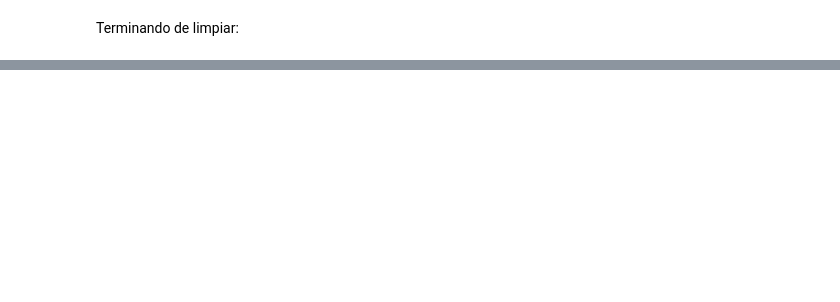
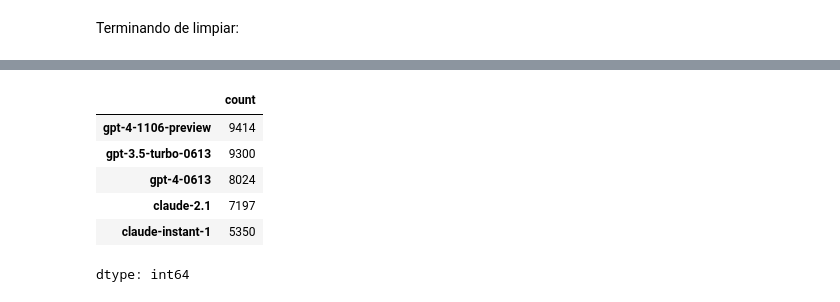
Before and after one commit to FabianJuarez182/P2-DS, a Jupyter notebook: Proyect.ipynb, the cells around one changed output, grey strips where cells are left out. Cells and saved outputs as stored; diff of their text form; code cells hidden in the pictures; blank space fills up the shorter version.

```diff
--- a/Proyect.ipynb
+++ b/Proyect.ipynb
@@ -129,0 +202,29 @@ df_train['response_b_limpio']=df_train['response_b_texto'].apply(lambda lista: [
+# %%
+# Contar cuántas respuestas en total hay de cada modelo en Model A y Model B
+model_a_counts = df_train['model_a'].value_counts()
+model_b_counts = df_train['model_b'].value_counts()
+
+# Sumar las respuestas de los modelos que aparecen en ambas columnas
+total_model_responses = model_a_counts.add(model_b_counts, fill_value=0)
+
+# Ahora sumar las veces que cada modelo aparece en un empate (combinando Model A y Model B)
+# Concatenar los modelos para los empates
+all_models_tie = pd.concat([df_train[['model_a', 'winner_tie']],
+                            df_train[['model_b', 'winner_tie']].rename(columns={'model_b': 'model_a'})])
+
+# Contar los empates por modelo
+tie_counts = all_models_tie[all_models_tie['winner_tie'] == 1]['model_a'].value_counts()
+
+# Sumar las veces que cada modelo participó en un empate al conteo total de respuestas
+total_model_responses_with_ties = total_model_responses.add(tie_counts, fill_value=0).sort_values(ascending=False)
+
+# Mostrar el total de respuestas por modelo, incluyendo empates
+total_model_responses_with_ties.head()
+# %% [output]
+|  | count |
+| gpt-4-1106-preview | 9414 |
+| gpt-3.5-turbo-0613 | 9300 |
+| gpt-4-0613 | 8024 |
+| claude-2.1 | 7197 |
+| claude-instant-1 | 5350 |
+dtype: int64
```
Also changed, not shown: parts of 7 cells of this notebook.
